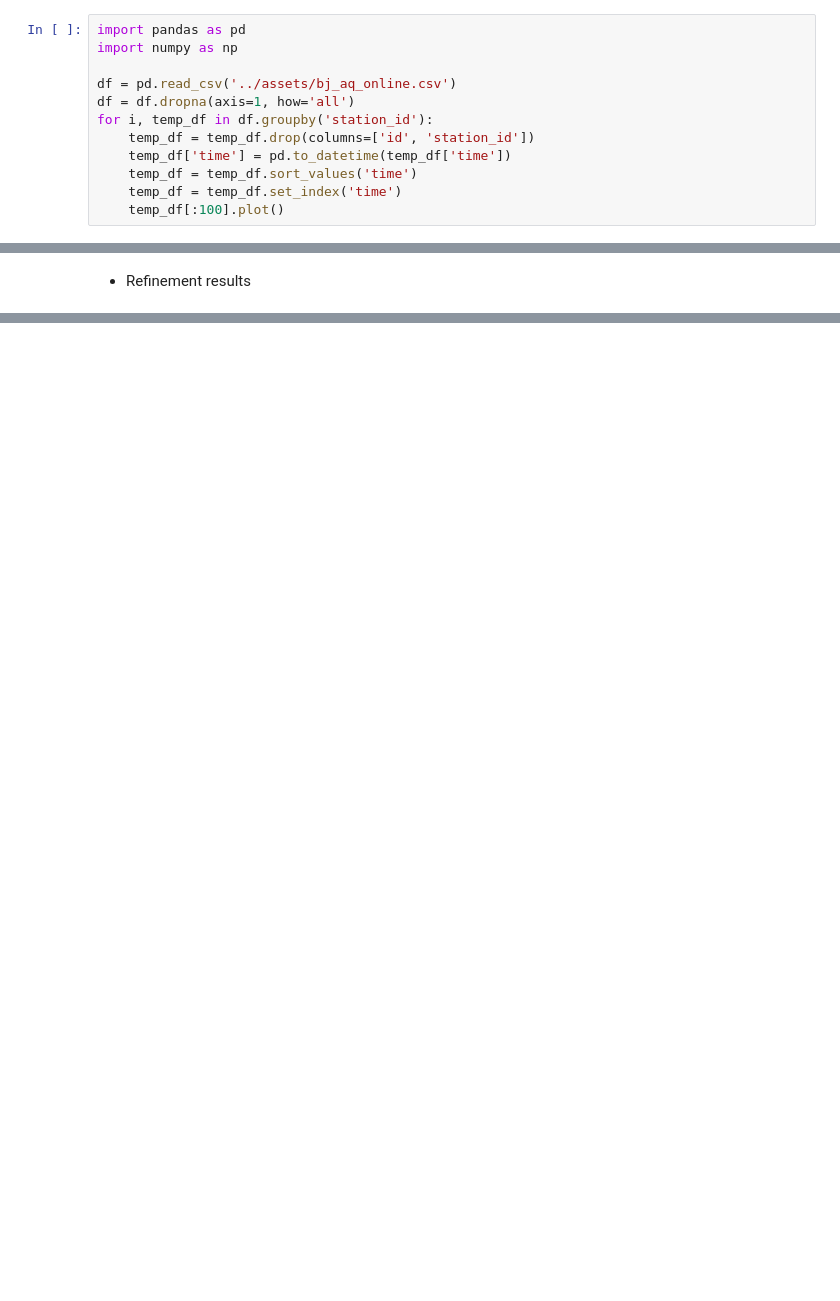
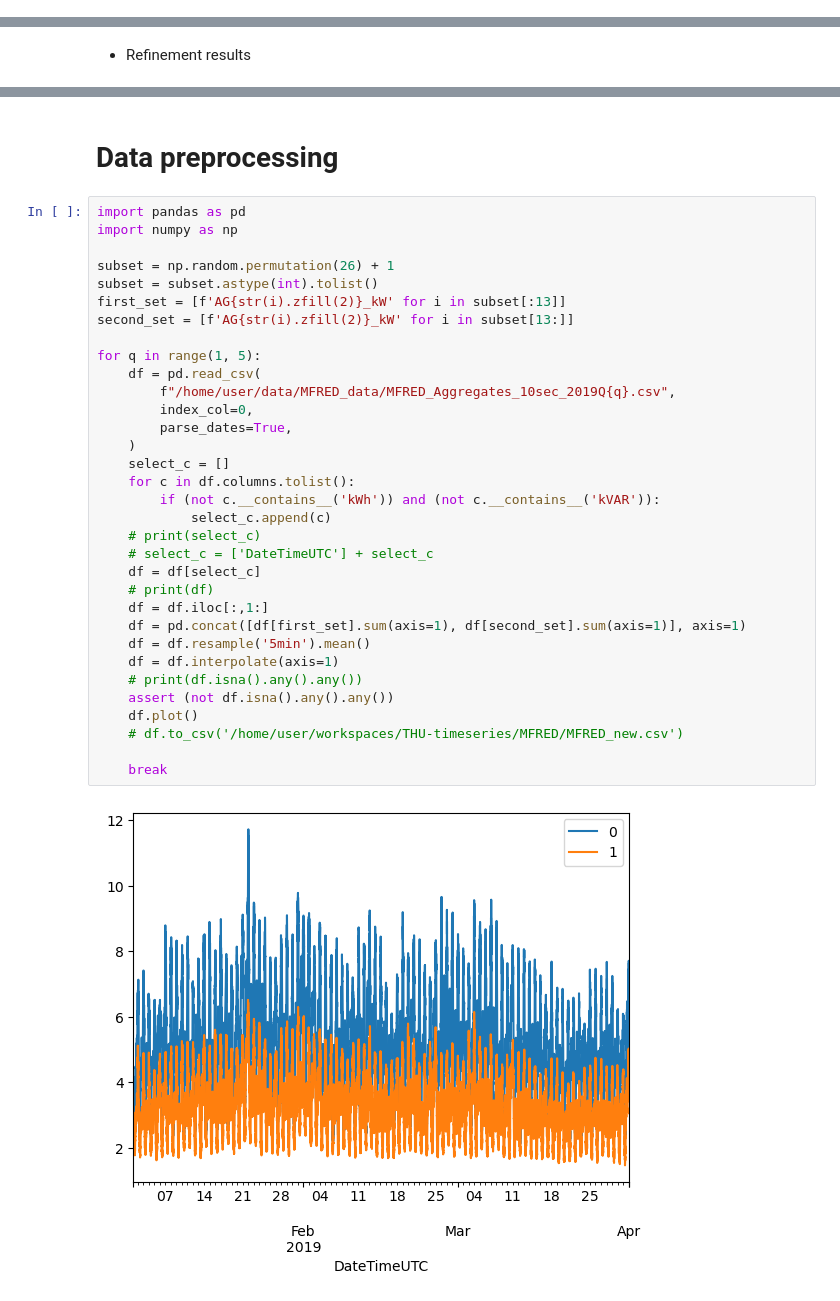
Before and after one commit to WillWang1113/Moving-Average-Diffusion, a Jupyter notebook: notebooks/benchdata_preprocess.ipynb, the cells around one changed output, grey strips where cells are left out. Saved outputs shown, nothing was run; the diff lists cells and outputs as text; blank space fills up the shorter version.

Commit message:
paper plot

```diff
--- a/notebooks/benchdata_preprocess.ipynb
+++ b/notebooks/benchdata_preprocess.ipynb
@@ -371,12 +0,0 @@ for d in ds:
-# %%
-import pandas as pd
-import numpy as np
-
-df = pd.read_csv('../assets/bj_aq_online.csv')
-df = df.dropna(axis=1, how='all')
-for i, temp_df in df.groupby('station_id'):
-    temp_df = temp_df.drop(columns=['id', 'station_id'])
-    temp_df['time'] = pd.to_datetime(temp_df['time'])
-    temp_df = temp_df.sort_values('time')
-    temp_df = temp_df.set_index('time')
-    temp_df[:100].plot()
@@ -578,0 +260,37 @@ ax.plot([2,4,6,8,16],df[['lps_lt']].values.reshape(-1, 5).T)
+# %% [markdown]
+# Data preprocessing
+# %%
+import pandas as pd
+import numpy as np
+
+subset = np.random.permutation(26) + 1
+subset = subset.astype(int).tolist()
+first_set = [f'AG{str(i).zfill(2)}_kW' for i in subset[:13]]
+second_set = [f'AG{str(i).zfill(2)}_kW' for i in subset[13:]]
+
+for q in range(1, 5):
+    df = pd.read_csv(
+        f"/home/user/data/MFRED_data/MFRED_Aggregates_10sec_2019Q{q}.csv",
+        index_col=0,
+        parse_dates=True,
+    )
+    select_c = []
+    for c in df.columns.tolist():
+        if (not c.__contains__('kWh')) and (not c.__contains__('kVAR')):
+            select_c.append(c)
+    # print(select_c)
+    # select_c = ['DateTimeUTC'] + select_c
+    df = df[select_c]
+    # print(df)
+    df = df.iloc[:,1:]
+    df = pd.concat([df[first_set].sum(axis=1), df[second_set].sum(axis=1)], axis=1)
+    df = df.resample('5min').mean()
+    df = df.interpolate(axis=1)
+    # print(df.isna().any().any())
+    assert (not df.isna().any().any())
+    df.plot()
+    # df.to_csv('/home/user/workspaces/THU-timeseries/MFRED/MFRED_new.csv')
+
+    break
+# %% [output]
+[figure, added]
```
Also changed, not shown: parts of 31 cells of this notebook, 32 other files.
